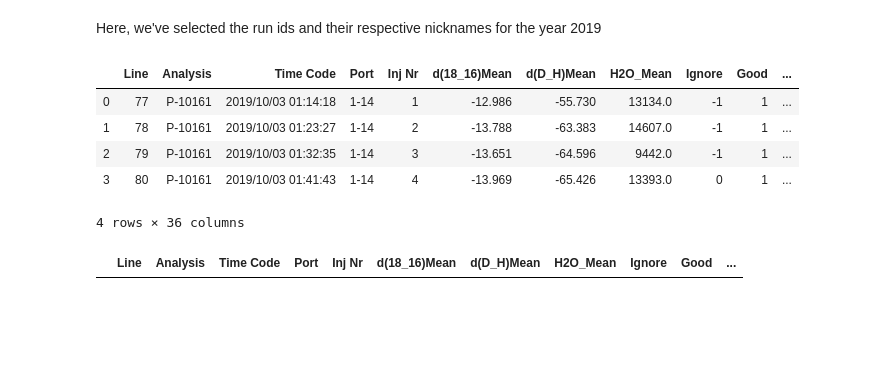
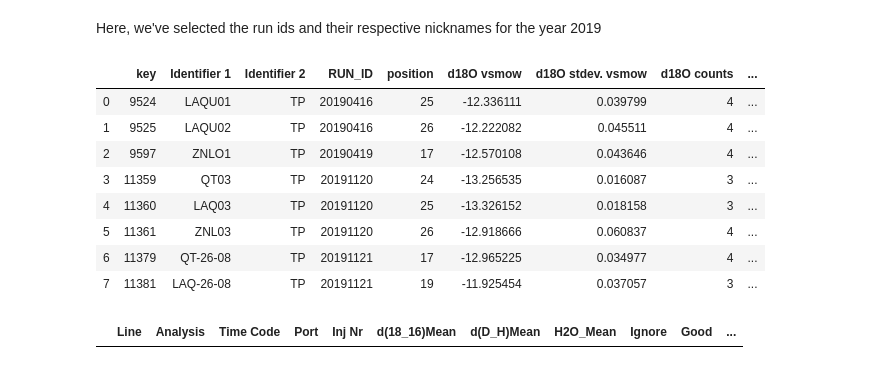
Before and after one commit to tr1813/picarro-calculator, a Jupyter notebook: ipynb/Update DataBase.ipynb, the cells around one changed output. Cells and saved outputs as stored; diff of their text form; code cells hidden in the pictures; blank space fills up the shorter version.

```diff
--- a/ipynb/Update DataBase.ipynb
+++ b/ipynb/Update DataBase.ipynb
@@ -59,12 +59,15 @@ import pandas as pd
 # %% [markdown]
 Here, we've selected the run ids and their respective nicknames for the year 2019
 # %%
-df = pd.read_sql_query("select * from rawrun rw where rw.'Identifier 1' = '                              SP-18-01-2';",conn)
+df = pd.read_sql_query("select * from runs r where r.'Identifier 2' = 'TP';",conn)
 df
 # %% [output]
-|  | Line | Analysis | Time Code | Port | Inj Nr | d(18_16)Mean | d(D_H)Mean | H2O_Mean | Ignore | Good | ... |
-| 0 | 77 | P-10161 | 2019/10/03 01:14:18 | 1-14 | 1 | -12.986 | -55.730 | 13134.0 | -1 | 1 | ... |
-| 1 | 78 | P-10161 | 2019/10/03 01:23:27 | 1-14 | 2 | -13.788 | -63.383 | 14607.0 | -1 | 1 | ... |
-| 2 | 79 | P-10161 | 2019/10/03 01:32:35 | 1-14 | 3 | -13.651 | -64.596 | 9442.0 | -1 | 1 | ... |
-| 3 | 80 | P-10161 | 2019/10/03 01:41:43 | 1-14 | 4 | -13.969 | -65.426 | 13393.0 | 0 | 1 | ... |
+|  | key | Identifier 1 | Identifier 2 | RUN_ID | position | d18O vsmow | d18O stdev. vsmow | d18O counts | ... |
+| 0 | 9524 | LAQU01 | TP | 20190416 | 25 | -12.336111 | 0.039799 | 4 | ... |
+| 1 | 9525 | LAQU02 | TP | 20190416 | 26 | -12.222082 | 0.045511 | 4 | ... |
+| 2 | 9597 | ZNLO1 | TP | 20190419 | 17 | -12.570108 | 0.043646 | 4 | ... |
+| 3 | 11359 | QT03 | TP | 20191120 | 24 | -13.256535 | 0.016087 | 3 | ... |
+| 4 | 11360 | LAQ03 | TP | 20191120 | 25 | -13.326152 | 0.018158 | 3 | ... |
+| 5 | 11361 | ZNL03 | TP | 20191120 | 26 | -12.918666 | 0.060837 | 4 | ... |
+| 6 | 11379 | QT-26-08 | TP | 20191121 | 17 | -12.965225 | 0.034977 | 4 | ... |
+| 7 | 11381 | LAQ-26-08 | TP | 20191121 | 19 | -11.925454 | 0.037057 | 3 | ... |
-4 rows × 36 columns
```
Also changed, not shown: parts of 1 cell of this notebook.
